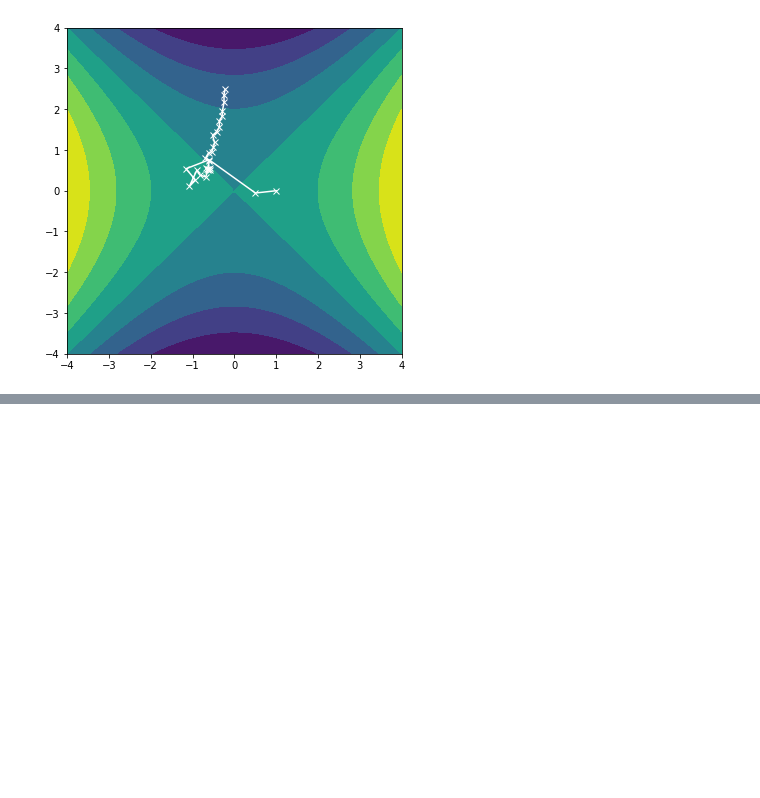
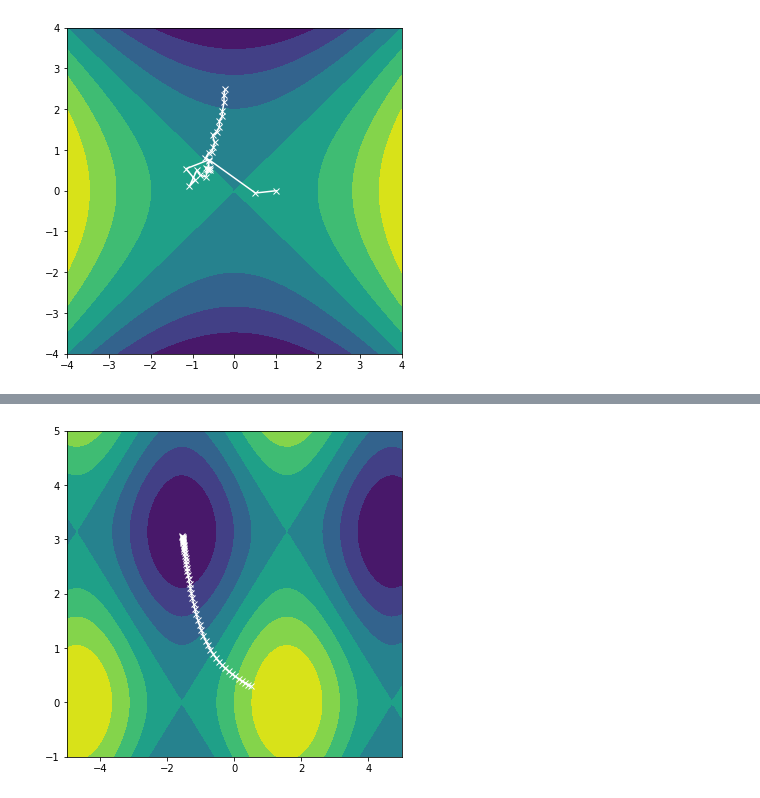
Before and after one commit to mdnam2410/hcmus-ml-optimization-project, a Jupyter notebook: noisy-descent/noisy-descent.ipynb, the cells around one changed output, grey strips where cells are left out. Saved outputs shown, nothing was run; the diff lists cells and outputs as text; code cells hidden in the pictures; blank space fills up the shorter version.

```diff
--- a/noisy-descent/noisy-descent.ipynb
+++ b/noisy-descent/noisy-descent.ipynb
@@ -223,0 +225,4 @@ frames[0].save(fp='animations/gradient-descent.gif', format='GIF',
+# %%
+visualize_descent(f2, np.array(gd2.steps), x_range=(-5, 5), y_range=(-1, 5))
+# %% [output]
+[figure, added]
```
Also changed, not shown: parts of 40 cells of this notebook, 4 other files.
